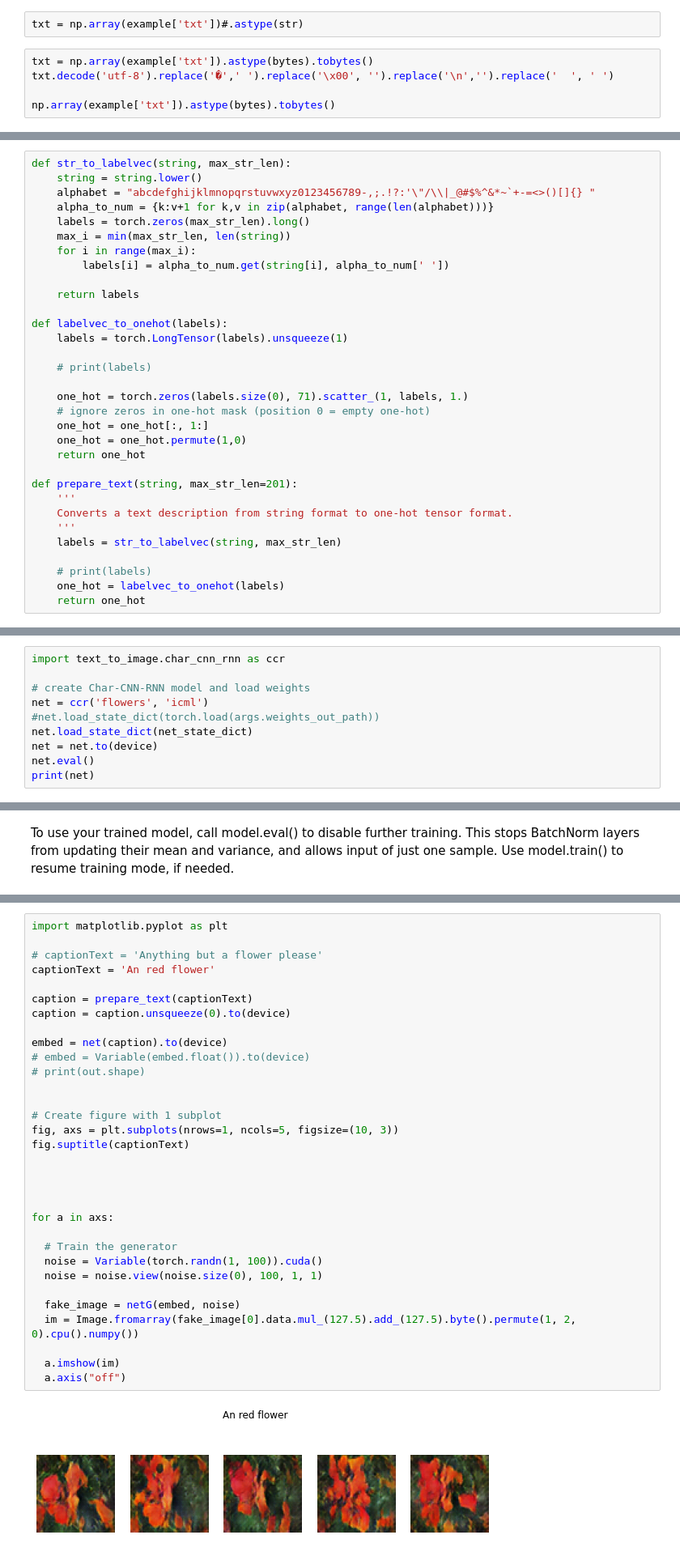
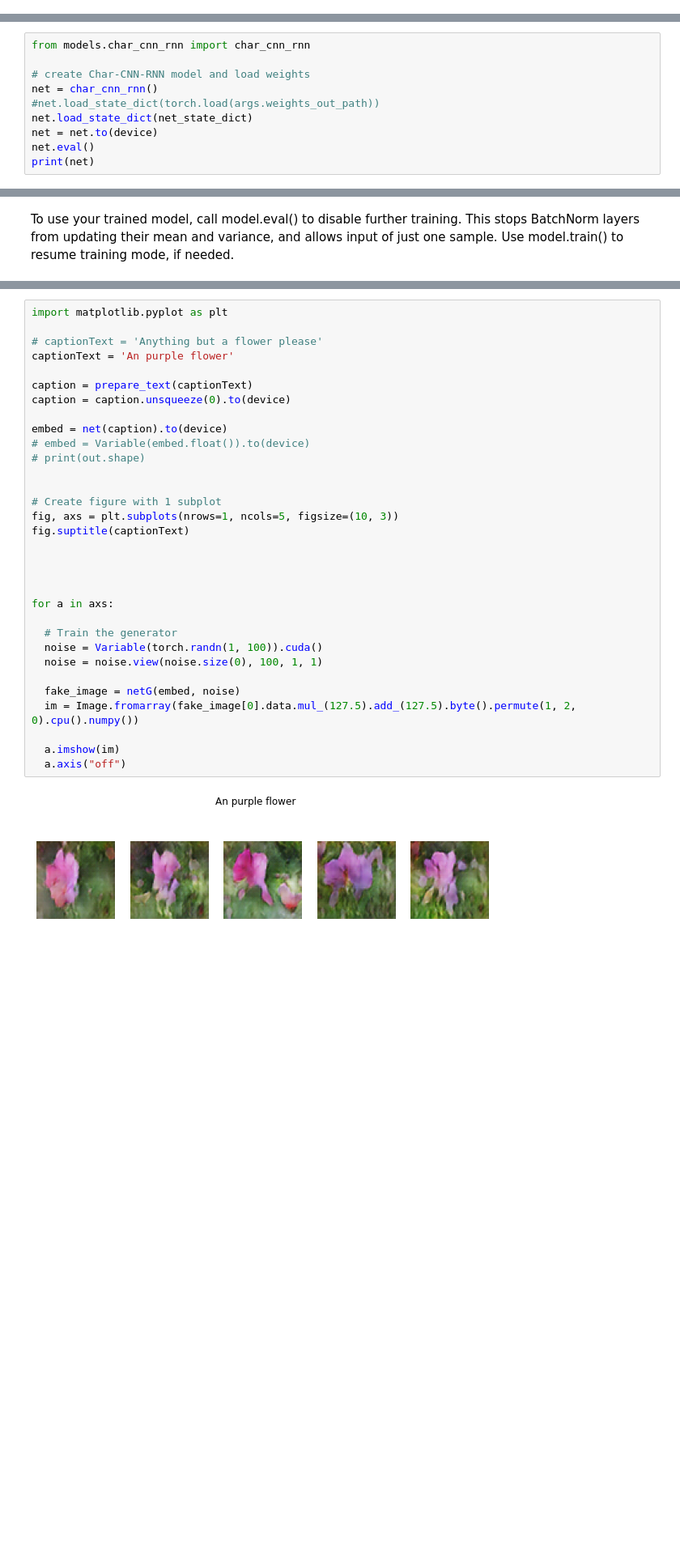
Before and after one commit to bojito/text-to-image-synthesis, a Jupyter notebook: 2_Text_to_Image.ipynb, the cells around one changed output, grey strips where cells are left out. Shown at 81% size. Cells and saved outputs as stored; diff of their text form; blank space fills up the shorter version.

```diff
--- a/2_Text_to_Image.ipynb
+++ b/2_Text_to_Image.ipynb
@@ -55,7 +22,0 @@ example = dataset['train'][example_name]
-# %%
-txt = np.array(example['txt'])#.astype(str)
-# %%
-txt = np.array(example['txt']).astype(bytes).tobytes()
-txt.decode('utf-8').replace('�',' ').replace('\x00', '').replace('\n','').replace('  ', ' ')
-
-np.array(example['txt']).astype(bytes).tobytes()
@@ -356,33 +294 @@ Successfully installed torchfile-0.1.0
-# %%
-def str_to_labelvec(string, max_str_len):
-    string = string.lower()
-    alphabet = "abcdefghijklmnopqrstuvwxyz0123456789-,;.!?:'\"/\\|_@#$%^&*~`+-=<>()[]{} "
-    alpha_to_num = {k:v+1 for k,v in zip(alphabet, range(len(alphabet)))}
-    labels = torch.zeros(max_str_len).long()
-    max_i = min(max_str_len, len(string))
-    for i in range(max_i):
-        labels[i] = alpha_to_num.get(string[i], alpha_to_num[' '])
-
-    return labels
-
-def labelvec_to_onehot(labels):
-    labels = torch.LongTensor(labels).unsqueeze(1)
-
-    # print(labels)
-
-    one_hot = torch.zeros(labels.size(0), 71).scatter_(1, labels, 1.)
-    # ignore zeros in one-hot mask (position 0 = empty one-hot)
-    one_hot = one_hot[:, 1:]
-    one_hot = one_hot.permute(1,0)
-    return one_hot
-
-def prepare_text(string, max_str_len=201):
-    '''
-    Converts a text description from string format to one-hot tensor format.
-    '''
-    labels = str_to_labelvec(string, max_str_len)
-
-    # print(labels)
-    one_hot = labelvec_to_onehot(labels)
-    return one_hot
 # %%
@@ -391,10 +299,10 @@ from text_to_image.utils_char_cnn_rnn import extract_char_cnn_rnn_weights
 # extract weights from original models
 net_state_dict = extract_char_cnn_rnn_weights( './models/lm_sje_flowers_c10_hybrid_0.00070_1_10_trainvalids.txt_iter16400.t7', 'flowers', 'icml')
 # %%
-import text_to_image.char_cnn_rnn as ccr
+from models.char_cnn_rnn import char_cnn_rnn
 
 # create Char-CNN-RNN model and load weights
-net = ccr('flowers', 'icml')
+net = char_cnn_rnn()
 #net.load_state_dict(torch.load(args.weights_out_path))
 net.load_state_dict(net_state_dict)
 net = net.to(device)
@@ -408,36 +351,36 @@ netG.eval()
 import matplotlib.pyplot as plt
 
 # captionText = 'Anything but a flower please'
-captionText = 'An red flower'
+captionText = 'An purple flower'
 
 caption = prepare_text(captionText)
 caption = caption.unsqueeze(0).to(device)
 
 embed = net(caption).to(device)
 # embed = Variable(embed.float()).to(device)
 # print(out.shape)
 
 
 # Create figure with 1 subplot
 fig, axs = plt.subplots(nrows=1, ncols=5, figsize=(10, 3))
 fig.suptitle(captionText)
 
 
 
 
 for a in axs:
 
   # Train the generator
   noise = Variable(torch.randn(1, 100)).cuda()
   noise = noise.view(noise.size(0), 100, 1, 1)
 
   fake_image = netG(embed, noise)
   im = Image.fromarray(fake_image[0].data.mul_(127.5).add_(127.5).byte().permute(1, 2, 0).cpu().numpy())
 
   a.imshow(im)
   a.axis("off")
 # %% [output]
-[figure, old version]
+[figure, new version]
 # %%
 import matplotlib.pyplot as plt
 
```
Also changed, not shown: parts of 15 cells of this notebook, 1 other file.
